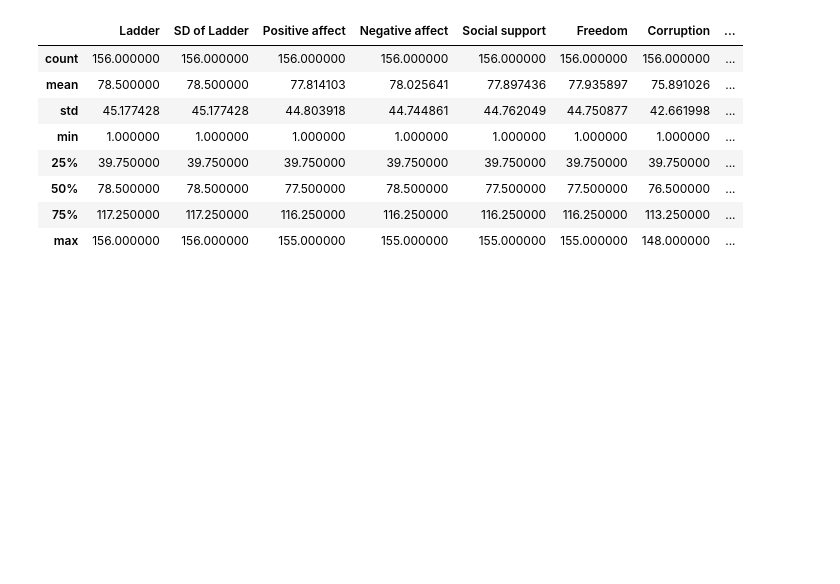
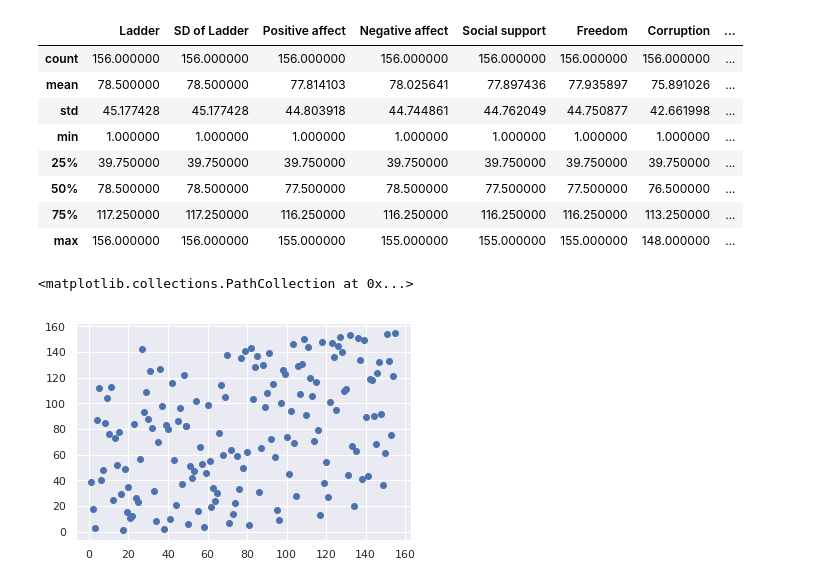
Before and after one commit to tlplus/Probability_Stats_Project, a Jupyter notebook: World Happiness Report 2019.ipynb, the cells around one changed output. Drawn from its saved outputs; the diff is of its cells as text; code cells hidden in the pictures; blank space fills up the shorter version.

```diff
--- a/World Happiness Report 2019.ipynb
+++ b/World Happiness Report 2019.ipynb
@@ -42,3 +42,10 @@ df.describe()
 | 50% | 78.500000 | 78.500000 | 77.500000 | 78.500000 | 77.500000 | 77.500000 | 76.500000 | ... |
 | 75% | 117.250000 | 117.250000 | 116.250000 | 116.250000 | 116.250000 | 116.250000 | 113.250000 | ... |
 | max | 156.000000 | 156.000000 | 155.000000 | 155.000000 | 155.000000 | 155.000000 | 148.000000 | ... |
+# %%
+plt.scatter(x = 'Positive affect',
+          y = 'Negative affect',
+          data = df)
+# %% [output]
+<matplotlib.collections.PathCollection at 0x...>
+[figure, added]
```
Also changed, not shown: parts of 8 cells of this notebook, 1 other file.
